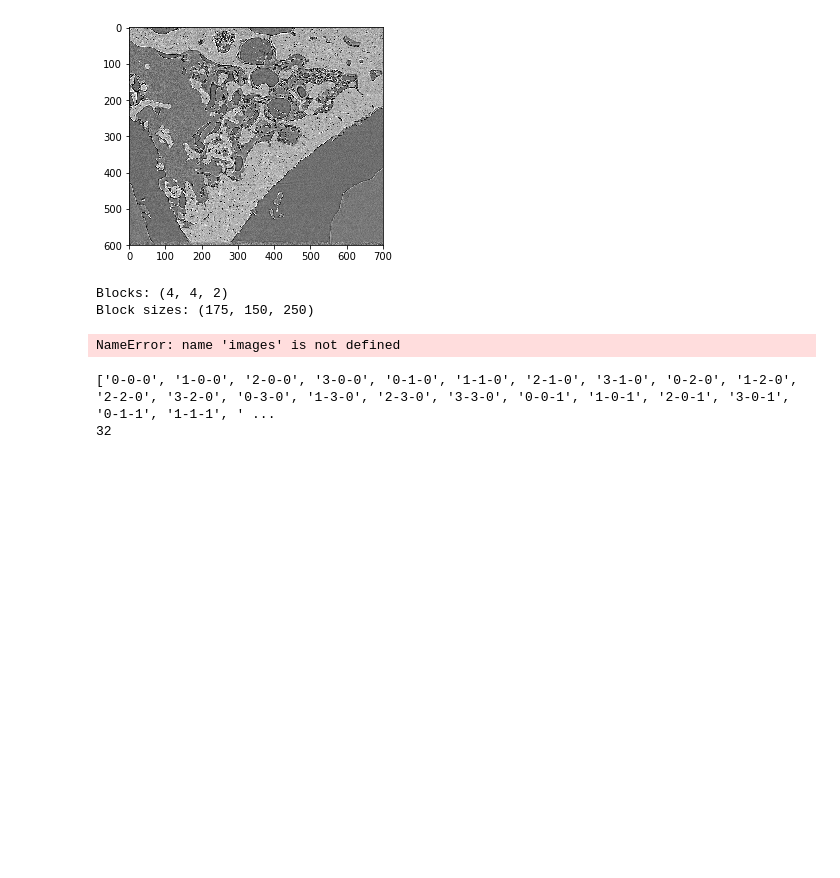
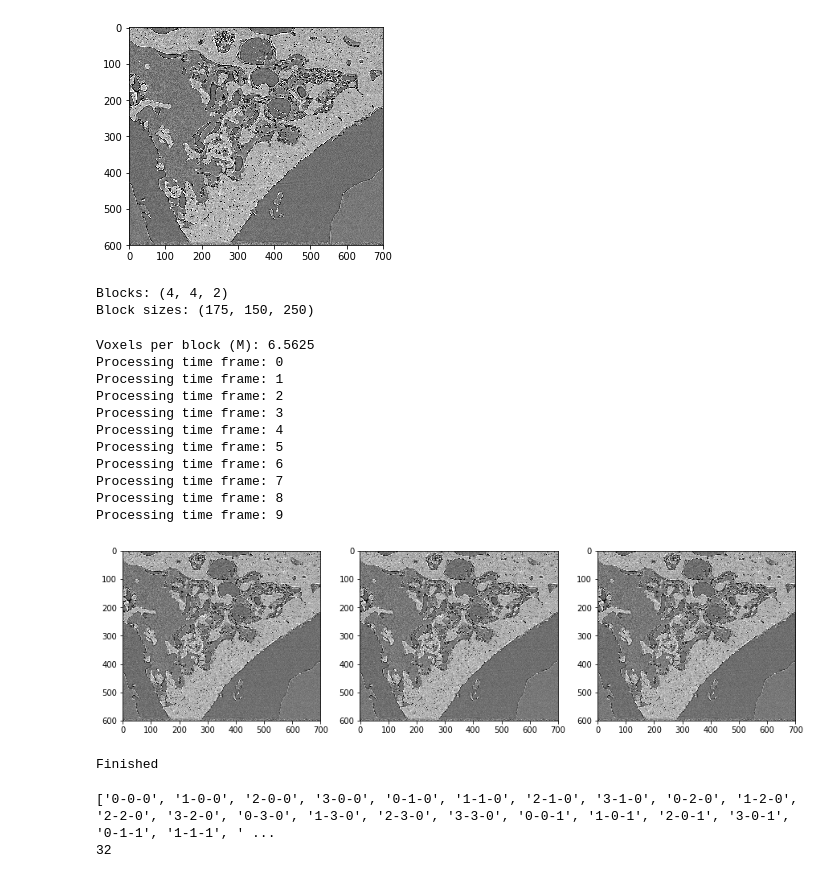
Before and after one commit to axruff/volume-splitter, a Jupyter notebook: volume-splitter.ipynb, the cells around one changed output. Drawn from its saved outputs; the diff is of its cells as text; code cells hidden in the pictures; blank space fills up the shorter version.

```diff
--- a/volume-splitter.ipynb
+++ b/volume-splitter.ipynb
@@ -44,10 +44,11 @@ print(225*200*300 / (1000*1000))
 # %%
 # read multi-tiff
 
-path = 'e:\\Data\\bone_load\\syn13\\'
+path = '/Users/aleksejersov/data/bones/syn13/'
+#path = 'e:\\Data\\bone_load\\syn13\\'
 file_name = 'reg1_center_4d_stack_700_600_500.tif'
 
-max_read_images = 50 # all: 2880
+max_read_images = 5000 # all: 2880
 
 start = time()
 images = read_tiff(path + file_name, max_read_images)
@@ -66,7 +67,9 @@ plt.show()
 # %% [output]
 [figure]
 # %%
-out_path = 'e:\\Data\\bone_load\\syn13\\vol_slices\\'
+#out_path = 'e:\\Data\\bone_load\\syn13\\vol_slices\\'
+
+out_path = path + 'vol_slices/'
 out_prefix = 'volslice_'
 
 xdim = 4
@@ -84,6 +87,7 @@ by = int(images.shape[1] / block_dim[1])
 #bz = int(images.shape[0] / n_frames / block_dim[2])
 bz = int(500 / block_dim[2])
 
+
 size_z = int(images.shape[0] / n_frames)
 
 print('Blocks:', block_dim)
@@ -105,12 +109,17 @@ ax1.imshow(images[0], cmap='gray')
 ax2 = plt.subplot(gs[0,2])
 ax2.imshow(images[0], cmap='gray')
 
-debug_mode = True
+debug_mode = False
 
 print('Voxels per block (M):', bx*by*bz / (1000*1000))
 
-for n in range(1):
-#for n in range(n_frames):
+
+#----------------------------------
+# Split volume
+#----------------------------------
+
+#for n in range(1):
+for n in range(n_frames):
 
     print('Processing time frame:', n)
 
@@ -129,35 +138,47 @@ for n in range(1):
 
                 im = images[z1:z2,y1:y2,x1:x2]
 
                 if debug_mode and n==0: # show only for the first z-frame
                     if i>0 and i < ydim-1 and j >0 and j < xdim-1: # Inner patches
                         c = 'blue'
                         rect1 = patches.Rectangle((x1, y1),bx+2*ext,by+2*ext,linewidth=1,edgecolor=c,facecolor=c, alpha=0.5)
                         ax2.add_patch(rect1)
 
                     if j == 0 or j == xdim-1: # Left and right
                         c = 'red' # left and right
                         rect1 = patches.Rectangle((x1, y1),bx+2*ext,by+2*ext,linewidth=1,edgecolor=c,facecolor=c, alpha=0.5)
                         ax1.add_patch(rect1)
 
                     if i == 0 or i == ydim-1: # Upper and bottom
                         c = 'yellow'
                         rect1 = patches.Rectangle((x1, y1),bx+2*ext,by+2*ext,linewidth=1,edgecolor=c,facecolor=c, alpha=0.5)
                         ax0.add_patch(rect1)
 
-                #im.tofile(out_path + out_prefix + 'ext-{6:d}-index-{0:d}-{1:d}-{2:d}_slice-{3:d}-{4:d}-{5:d}-time{7:02d}.raw'.format(j,i, k, bx+2*ext, by+2*ext, bz+2*ext, ext, n))
+                im.tofile(out_path + out_prefix + 'ext-{6:d}-index-{0:d}-{1:d}-{2:d}_slice-{3:d}-{4:d}-{5:d}-time{7:02d}.raw'.format(j,i, k, bx+2*ext, by+2*ext, bz+2*ext, ext, n))
 
                 #rect1 = patches.Rectangle((x1, y1),bx+2*ext,by+2*ext,linewidth=1,edgecolor=c,facecolor=c, alpha=0.5)
                 #ax.add_patch(rect1)
 
                 #plt.imshow(im[0], cmap='gray')
                 #plt.show()
 
 plt.show()
 
 print('Finished')
 # %% [output]
-NameError: name 'images' is not defined
+Voxels per block (M): 6.5625
+Processing time frame: 0
+Processing time frame: 1
+Processing time frame: 2
+Processing time frame: 3
+Processing time frame: 4
+Processing time frame: 5
+Processing time frame: 6
+Processing time frame: 7
+Processing time frame: 8
+Processing time frame: 9
+[figure, added]
+Finished
 # %%
 regions = []
 
```
Also changed, not shown: parts of 6 cells of this notebook.
